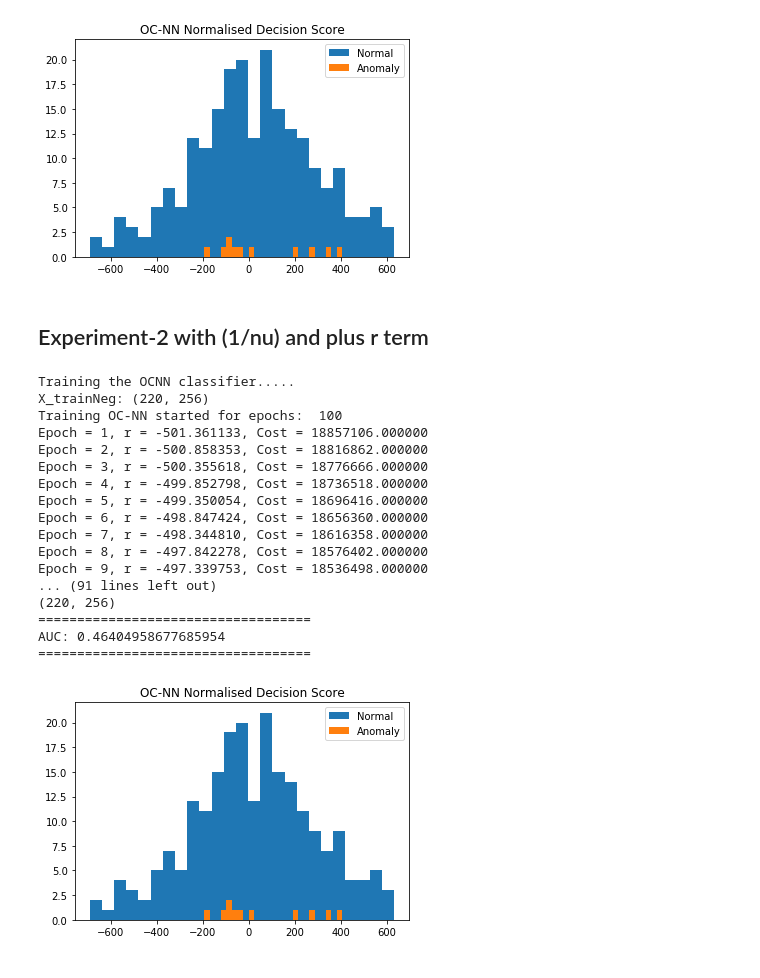
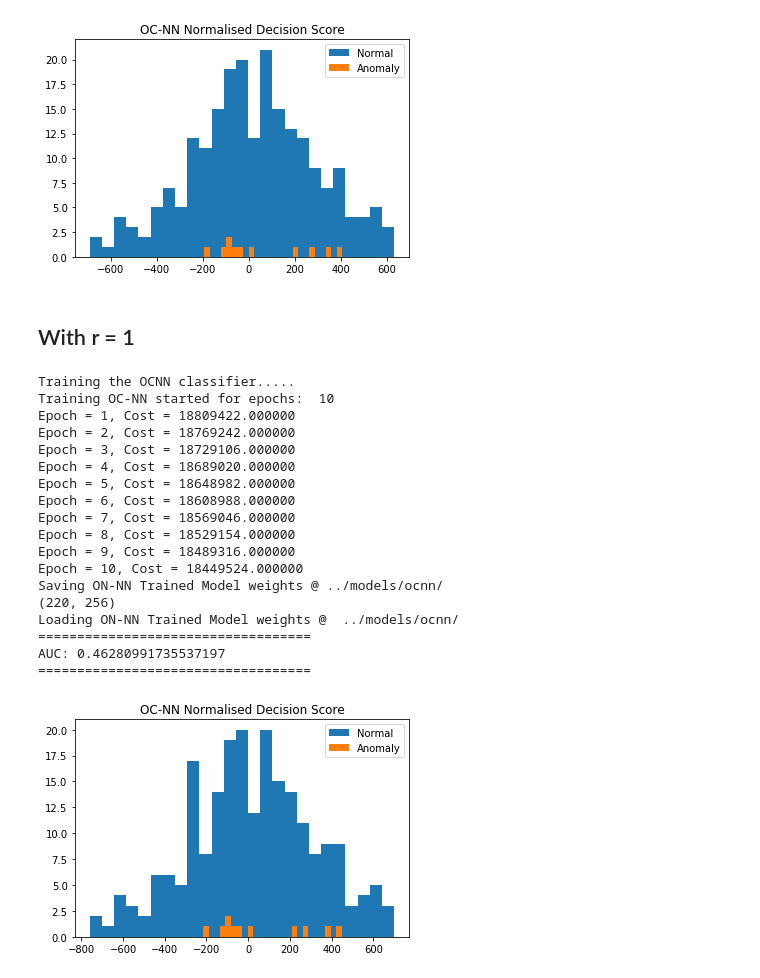
Before and after one commit to raghavchalapathy/one_class_neural_networks, a Jupyter notebook: notebooks/experiment1.ipynb, the cells around one changed output. Saved outputs shown, nothing was run; the diff lists cells and outputs as text; code cells hidden in the pictures.

Commit message:
added experiments with r = 1

```diff
--- a/notebooks/experiment1.ipynb
+++ b/notebooks/experiment1.ipynb
@@ -217,44 +219,45 @@ Epoch = 9, r = -497.339766, Cost = 19230836.000000
 AUC: 0.46404958677685954
 ===================================
 [figure]
-# %% [markdown]
- ## Experiment-2 with (1/nu) and plus r term
+# %% [markdown]
+ ## With r = 1
 # %%
-## Fake Noise data to be generated which will be added to the training set before training
+#### Fake Noise data to be generated which will be added to the training set before training
 X_Neg,X_NegLabel = createData.get_FAKE_Noise_TrainingData(X_Pos)
 
 
 ##create the classifier
 ## Instantiate the object and call the function
 from src.models.ocnnFakeNoise import OCNNFakeNoiseNN
 ocnn = OCNNFakeNoiseNN()
 
 nu= 0.04
 activation = 'sigmoid'
-epochs = 100
+epochs = 10
 ocnn.fit(X_Pos,X_Neg,nu,activation,epochs)
 print(X_Neg.shape)
 ## Testing the OC-NN with Fake Noise
 res = ocnn.score(Xtest_Pos,Xtest_Neg)
 print("="*35)
 print("AUC:",res)
 print("="*35)
 # %% [output]
 Training the OCNN classifier.....
-X_trainNeg: (220, 256)
-Training OC-NN started for epochs:  100
-Epoch = 1, r = -501.361133, Cost = 18857106.000000
-Epoch = 2, r = -500.858353, Cost = 18816862.000000
-Epoch = 3, r = -500.355618, Cost = 18776666.000000
-Epoch = 4, r = -499.852798, Cost = 18736518.000000
-Epoch = 5, r = -499.350054, Cost = 18696416.000000
-Epoch = 6, r = -498.847424, Cost = 18656360.000000
-Epoch = 7, r = -498.344810, Cost = 18616358.000000
-Epoch = 8, r = -497.842278, Cost = 18576402.000000
-Epoch = 9, r = -497.339753, Cost = 18536498.000000
-... (91 lines left out)
+Training OC-NN started for epochs:  10
+Epoch = 1, Cost = 18809422.000000
+Epoch = 2, Cost = 18769242.000000
+Epoch = 3, Cost = 18729106.000000
+Epoch = 4, Cost = 18689020.000000
+Epoch = 5, Cost = 18648982.000000
+Epoch = 6, Cost = 18608988.000000
+Epoch = 7, Cost = 18569046.000000
+Epoch = 8, Cost = 18529154.000000
+Epoch = 9, Cost = 18489316.000000
+Epoch = 10, Cost = 18449524.000000
+Saving ON-NN Trained Model weights @ ../models/ocnn/
 (220, 256)
+Loading ON-NN Trained Model weights @  ../models/ocnn/
 ===================================
-AUC: 0.46404958677685954
+AUC: 0.46280991735537197
 ===================================
-[figure, old version]
+[figure, new version]
```
Also changed, not shown: parts of 2 cells of this notebook, 4 other files.
